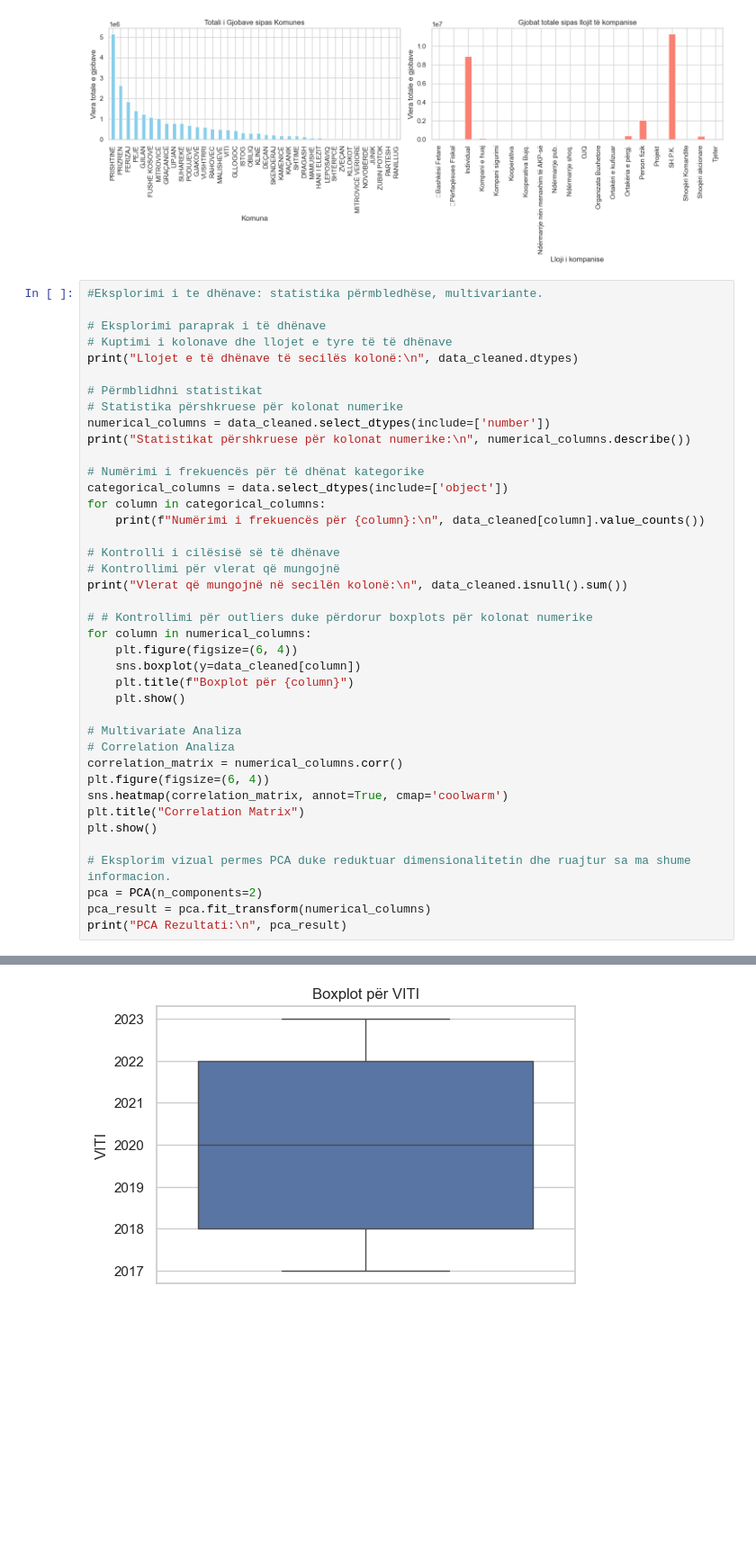
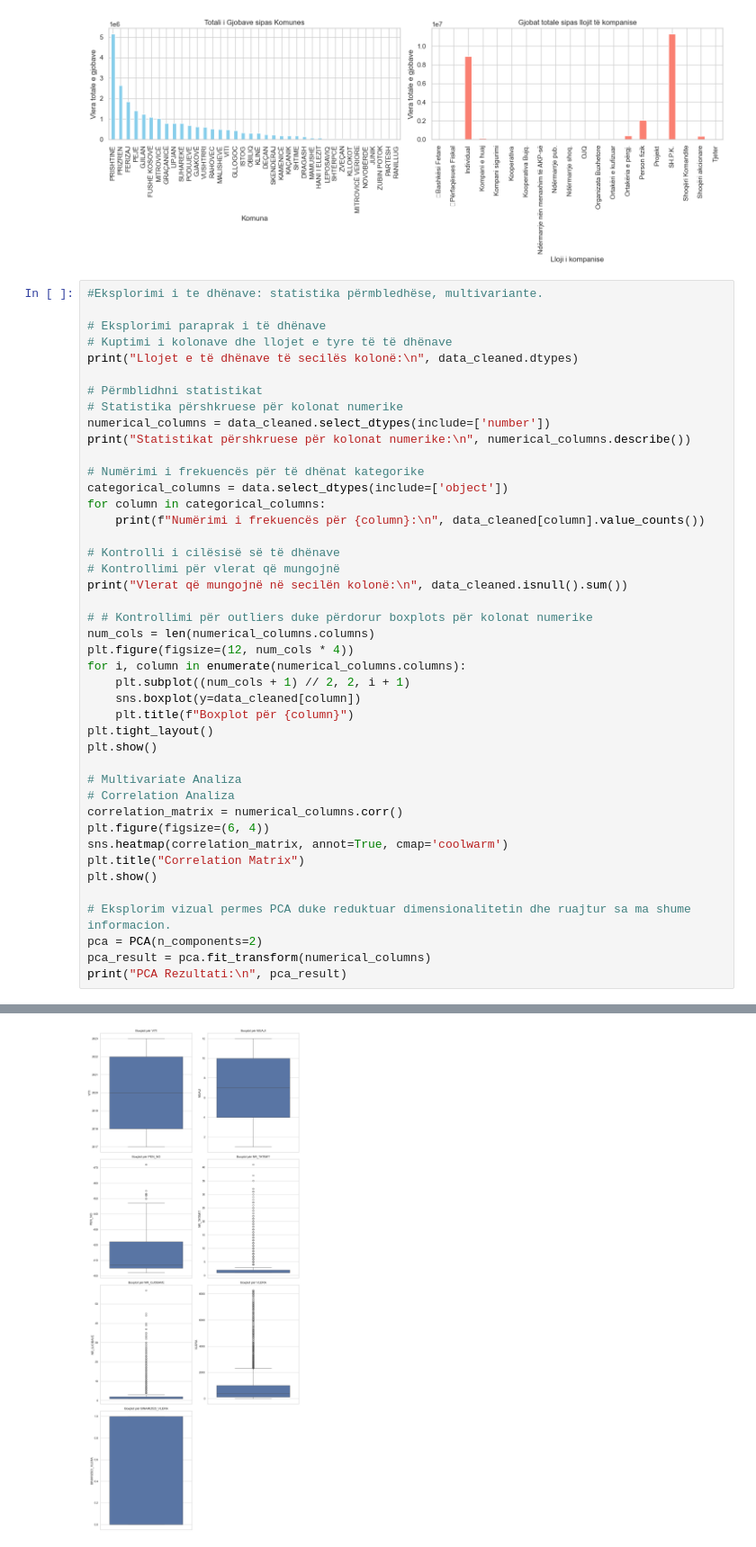
Before and after one commit to festinaqorrolli/Vleresimi-i-gjobave-te-leshuara-nga-ATK, a Jupyter notebook: data-preprocessing/main.ipynb, the cells around one changed output, grey strips where cells are left out. Shown at 90% size. Saved outputs shown, nothing was run; the diff lists cells and outputs as text; blank space fills up the shorter version.

```diff
--- a/data-preprocessing/main.ipynb
+++ b/data-preprocessing/main.ipynb
@@ -467,40 +466,43 @@ for column in categorical_columns:
 print("Vlerat që mungojnë në secilën kolonë:\n", data_cleaned.isnull().sum())
 
 # # Kontrollimi për outliers duke përdorur boxplots për kolonat numerike
-for column in numerical_columns:
-    plt.figure(figsize=(6, 4))
+num_cols = len(numerical_columns.columns)
+plt.figure(figsize=(12, num_cols * 4))
+for i, column in enumerate(numerical_columns.columns):
+    plt.subplot((num_cols + 1) // 2, 2, i + 1)
     sns.boxplot(y=data_cleaned[column])
     plt.title(f"Boxplot për {column}")
-    plt.show()
+plt.tight_layout()
+plt.show()
 
 # Multivariate Analiza
 # Correlation Analiza
 correlation_matrix = numerical_columns.corr()
 plt.figure(figsize=(6, 4))
 sns.heatmap(correlation_matrix, annot=True, cmap='coolwarm')
 plt.title("Correlation Matrix")
 plt.show()
 
 # Eksplorim vizual permes PCA duke reduktuar dimensionalitetin dhe ruajtur sa ma shume informacion.
 pca = PCA(n_components=2)
 pca_result = pca.fit_transform(numerical_columns)
 print("PCA Rezultati:\n", pca_result)
 # %% [output]
 Llojet e të dhënave të secilës kolonë:
  ID_UNIKE                object
 VITI                     int64
 MUAJI                    int64
 PERSHKRIMI_SEKTORIT     object
 LLOJI_KOMPANISE         object
 KOMUNA                  object
 PEN_NO                   int64
 PEN_TYPE_DESC_F         object
 NR_TATIMIT               int64
 NR_GJOBAVE               int64
 VLERA                  float64
 ... (193 lines left out)
 VLERA                  0
 MUAJI/VITI             0
 BINARIZED_VLERA        0
 dtype: int64
-[figure, old version]
+[figure, new version]
```
Also changed, not shown: parts of 5 cells of this notebook.
